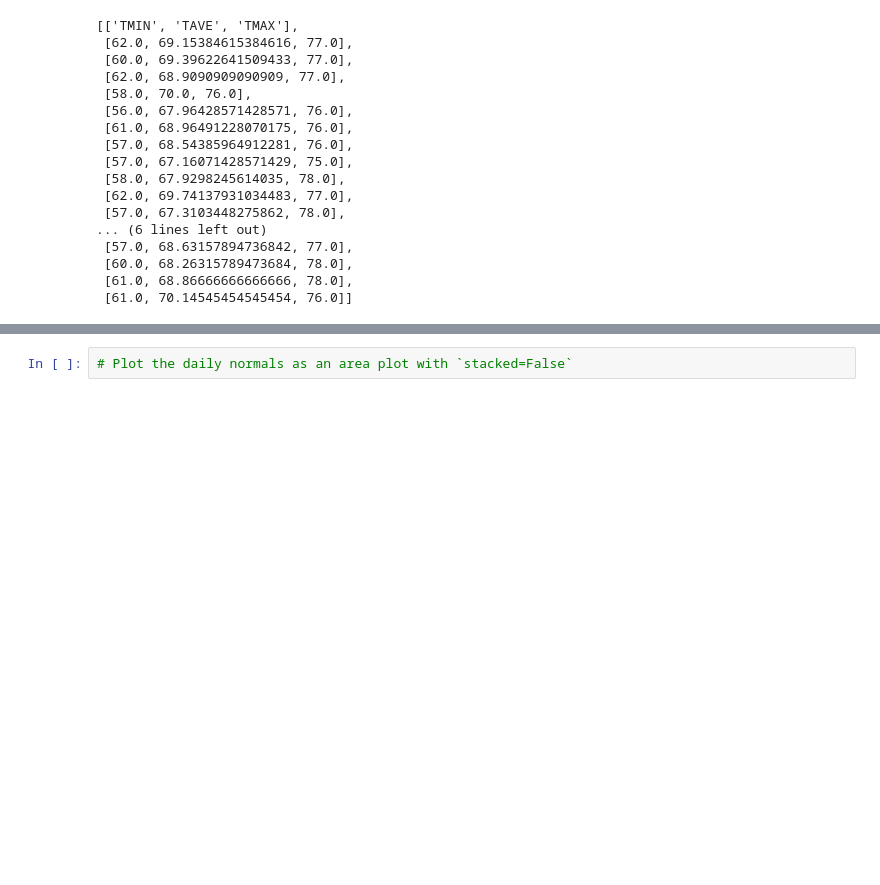
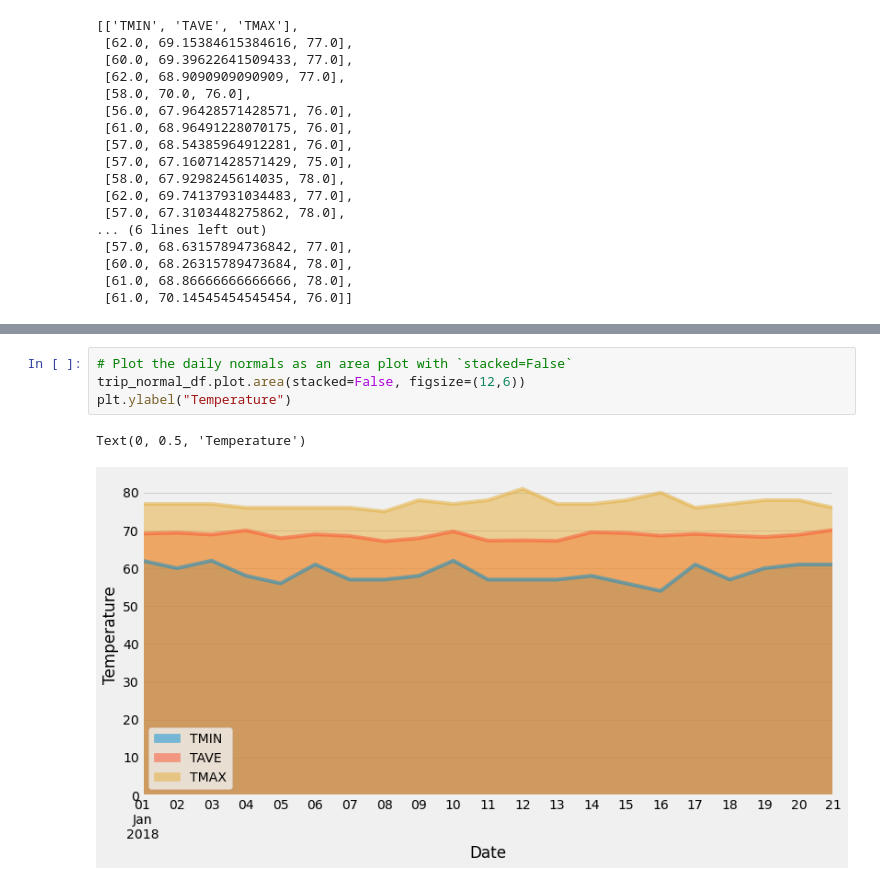
Before and after one commit to itsjaggu/sqlalchemy-challenge, a Jupyter notebook: climate_starter.ipynb, the cells around one changed output, grey strips where cells are left out. Cells and saved outputs as stored; diff of their text form; blank space fills up the shorter version.

Commit message:
Completed Bonus Last Chart

```diff
--- a/climate_starter.ipynb
+++ b/climate_starter.ipynb
@@ -433,2 +433,7 @@ trip_normal_df
 # %%
 # Plot the daily normals as an area plot with `stacked=False`
+trip_normal_df.plot.area(stacked=False, figsize=(12,6))
+plt.ylabel("Temperature")
+# %% [output]
+Text(0, 0.5, 'Temperature')
+[figure, added]
```
Also changed, not shown: parts of 3 cells of this notebook.
